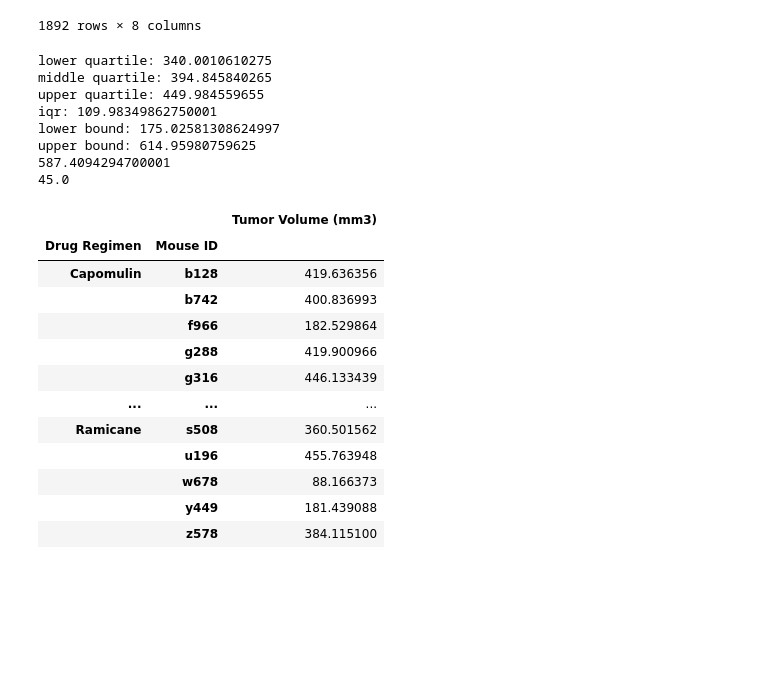
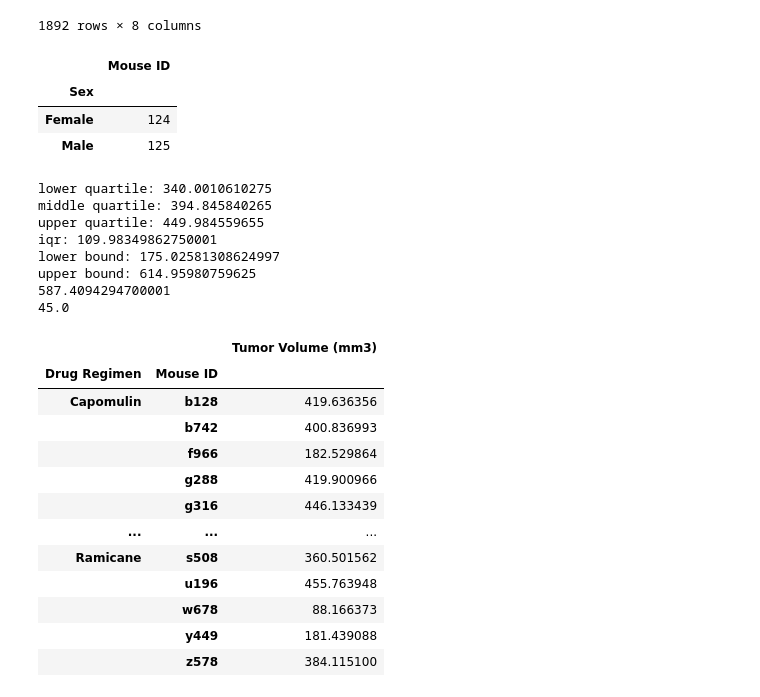
Before and after one commit to KinlayD/matplotlib-challenge, a Jupyter notebook: pymaceuticals.ipynb, the cells around one changed output. Drawn from its saved outputs; the diff is of its cells as text; code cells hidden in the pictures; blank space fills up the shorter version.

```diff
--- a/pymaceuticals.ipynb
+++ b/pymaceuticals.ipynb
@@ -108,3 +132,16 @@ mouse_df
+# %%
+# generate pie plot for distribution by sex of ID using DataFrame.plot
+df_copy = mouse_df.copy()
+df_copy.drop_duplicates(subset=["Mouse ID", "Sex"], inplace=True, ignore_index=True)
+groupby_sex = df_copy[["Mouse ID", "Sex"]].groupby("Sex")
+sex_count_series = groupby_sex["Mouse ID"].count()
+ID_sex_df = pd.DataFrame(sex_count_series)
+ID_sex_df
+# %% [output]
+|  | Mouse ID |
+| Sex |  |
+| Female | 124 |
+| Male | 125 |
 # %%
 promsing_treatments_df = mouse_df.loc[(mouse_df["Drug Regimen"] == "Capomulin") | (mouse_df["Drug Regimen"] == "Ramicane") | (mouse_df["Drug Regimen"] == "Infubinol") | (mouse_df["Drug Regimen"] == "Ceftamin"), ["Drug Regimen", "Mouse ID", "Tumor Volume (mm3)"]]
 group_treatment = promsing_treatments_df.groupby(["Drug Regimen", "Mouse ID"])
```
Also changed, not shown: parts of 5 cells of this notebook.
